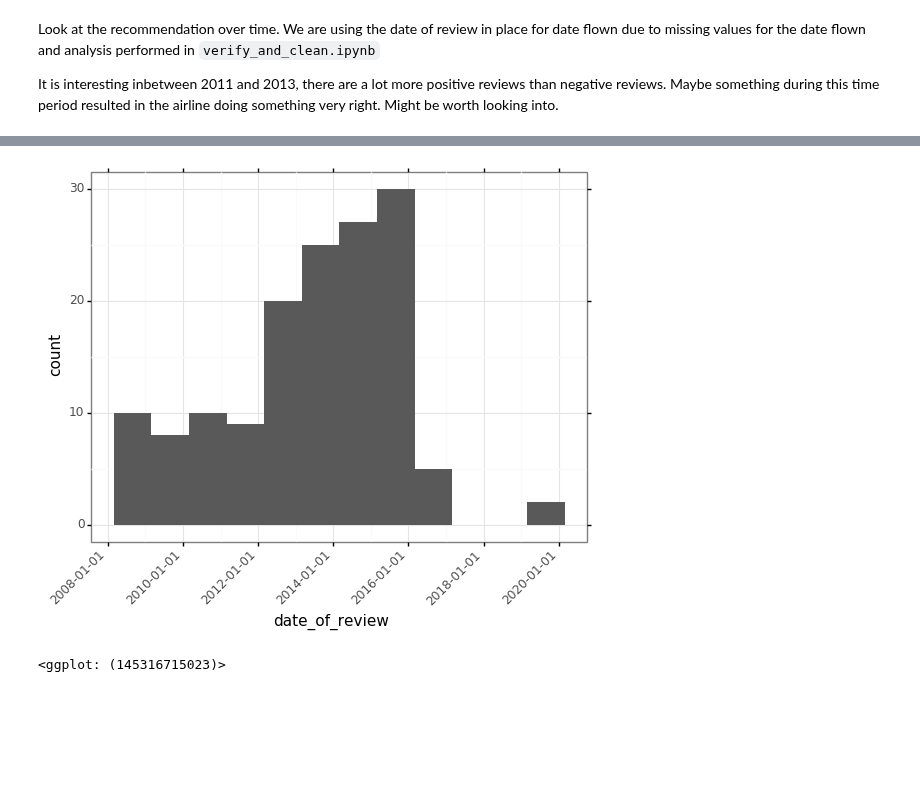
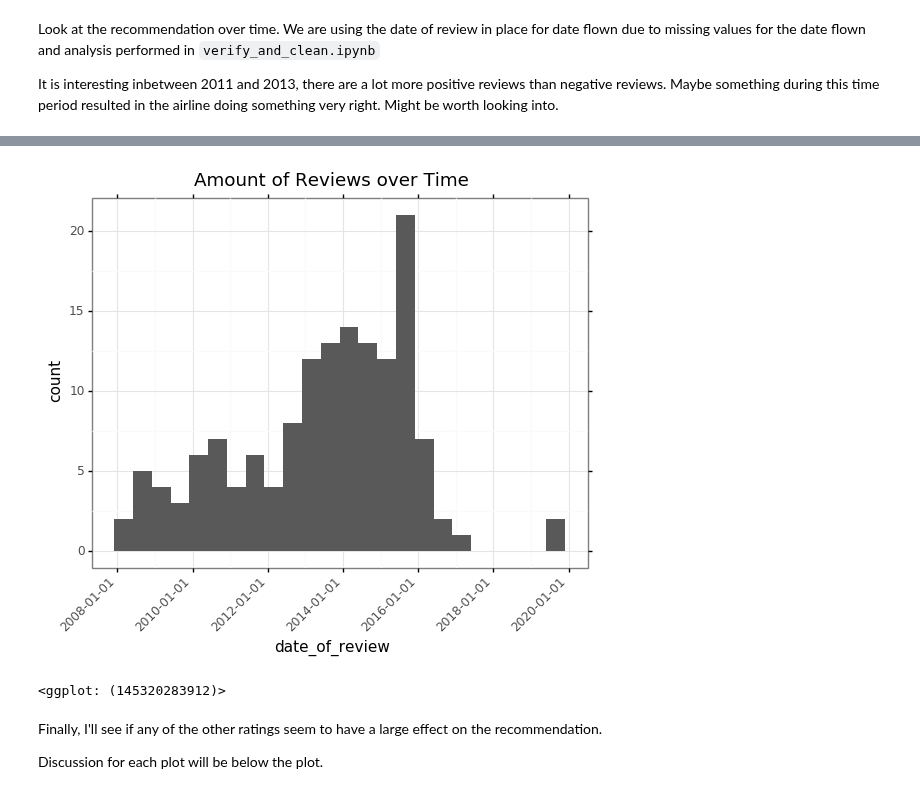
Before and after one commit to EvanYathon/airline_reviews, a Jupyter notebook: src/ipynbs/EDA.ipynb, the cells around one changed output, grey strips where cells are left out. Drawn from its saved outputs; the diff is of its cells as text; code cells hidden in the pictures; blank space fills up the shorter version.

```diff
--- a/src/ipynbs/EDA.ipynb
+++ b/src/ipynbs/EDA.ipynb
@@ -112,9 +127,14 @@ See the amount of reviews per date; if the 2011 to 2013 period is anomalous then
 # %%
 (ggplot(reviews, aes(x = "date_of_review"))
- + geom_histogram(binwidth = 365)
+ + geom_histogram(binwidth = 365/2)
  + theme_bw()
  + theme(axis_text_x = element_text(rotation = 45, hjust = 1))
+ + labs(title = "Amount of Reviews over Time")
 )
 # %% [output]
-[figure, old version]
+[figure, new version]
-<ggplot: (145316715023)>
+<ggplot: (145320283912)>
+# %% [markdown]
+Finally, I'll see if any of the other ratings seem to have a large effect on the recommendation.
+
+Discussion for each plot will be below the plot.
```
Also changed, not shown: parts of 12 cells of this notebook.
